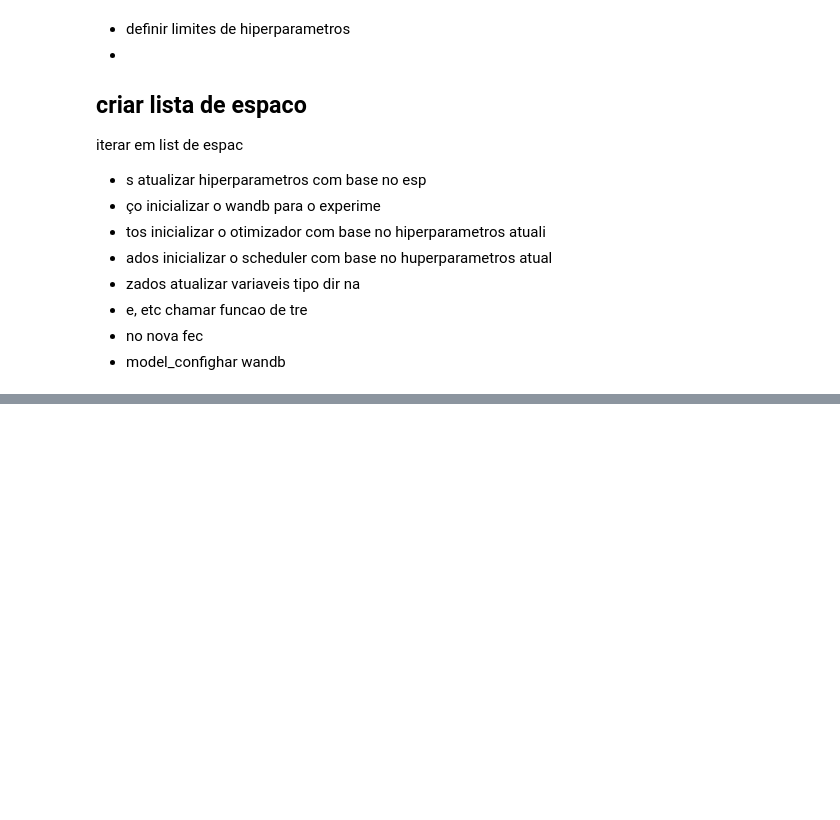
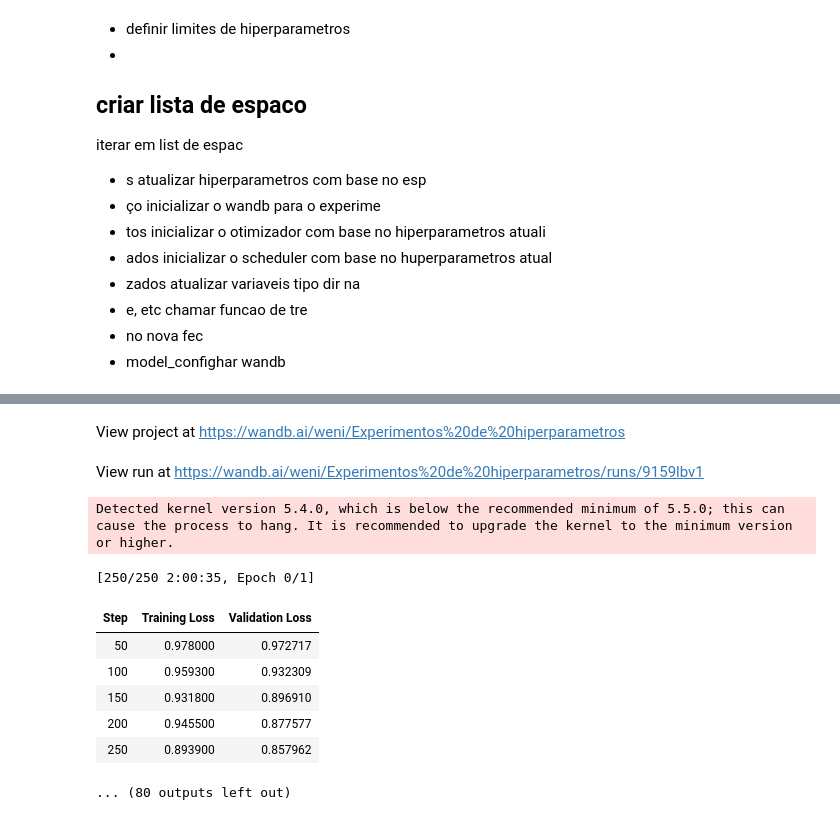
Before and after one commit to weni-ai/WeniGPT, a Jupyter notebook: multiGPU_hiperparams.ipynb, the cells around one changed output, grey strips where cells are left out. Cells and saved outputs as stored; diff of their text form; code cells hidden in the pictures; blank space fills up the shorter version.

```diff
--- a/multiGPU_hiperparams.ipynb
+++ b/multiGPU_hiperparams.ipynb
@@ -346,7 +390,7 @@ dataset
 # %%
 num_gpus = 1
 training_arguments.max_steps = int(len(dataset['train']) / (num_gpus * training_arguments.per_device_train_batch_size * training_arguments.gradient_accumulation_steps))
-training_arguments.max_steps = 10
+training_arguments.max_steps = 250
 # %%
 #@title checking the dataset output
 dataset['train']['prompt'][0]
@@ -741,7 +812,7 @@ def choose_optimizer(optim_string, learning_rate, params):
     if optim_string == "AdamW":
         return transformers.AdamW(params, lr=learning_rate)
     elif  optim_string == "Adafactor":
-        return transformers.Adafactor(params, lr=learning_rate)
+        return transformers.Adafactor(params, relative_step=False, warmup_init=False, lr=learning_rate)
     else:
         raise Exception("Unknown optimizer")
 
@@ -750,7 +821,7 @@ def choose_scheduler(scheduler_string, optimizer, num_steps, warmup_ratio):
     if scheduler_string == "cosine":
         return transformers.get_cosine_schedule_with_warmup(optimizer=optimizer, num_warmup_steps=num_warmup, num_training_steps=num_steps)
     elif scheduler_string == "constant_with_warmup":
-        return transformers.get_constant_schedule_with_warmup(optimizer=optimizer, num_warmup_steps=num_warmup, num_training_steps=num_steps)
+        return transformers.get_constant_schedule_with_warmup(optimizer=optimizer, num_warmup_steps=num_warmup)
     else:
         raise Exception("Unknown scheduler")
 # %%
@@ -779,13 +874,13 @@ import pandas as pd
 # dicionario de quais hiper parametros vamos estudar
 # espaco_hiperparams = https://scikit-learn.org/stable/modules/generated/sklearn.model_selection.ParameterGrid.html
 
-# definir dataset test e eval
-quantidade_exemplos = 10
-seed = 44
+# # definir dataset test e eval
+# quantidade_exemplos = 10
+# seed = 44
 
-dataset_aux = dataset['test'].train_test_split(test_size=quantidade_exemplos, seed=seed)
-dataset['eval'] = dataset_aux['train']
-dataset['test'] = dataset_aux['test']
-training_arguments.eval_dataset = 'eval'
+# dataset_aux = dataset['test'].train_test_split(test_size=quantidade_exemplos, seed=seed)
+# dataset['eval'] = dataset_aux['train']
+# dataset['test'] = dataset_aux['test']
+# training_arguments.eval_dataset = 'eval'
 # %%
 dataset
@@ -792,11 +898,15 @@ dataset
 # %%
 # atualizar hiperparametros com base no espaço
-for hiperparams in hyper_space:
+for i, hiperparams in enumerate(hyper_space):
+    if i in [0, 1, 2, 3, 4, 5, 6, 7, 8, 9, 10, 11, 12]:
+        continue
 	# atualizar training_arguments baseado no hiperparams
     training_arguments.optimizer = hiperparams['optimizer']
     training_arguments.lr_scheduler_type = hiperparams['lr_scheduler_type']
     training_arguments.learning_rate = hiperparams['learning_rate']
     training_arguments.lora_r = hiperparams['lora_rank']
+
+    print(hiperparams)
 
     def run(training_arguments, dataset):
         # atualizar essas infos:
@@ -838,30 +948,31 @@ for hiperparams in hyper_space:
         train_model(model, tokenizer, dataset, peft_config,  dir_model_name, optimizer, scheduler, training_arguments)
 
         # faz inferencia nos experimentos dataset test
-        model = model.merge_and_unload()
-        answers = []
-        for i, text in enumerate(dataset['test']['prompt']):
-            text = text.split("\n\nRESPOSTA:")[0] + "\n\nRESPOSTA:"
-            encoding = tokenizer(text, return_tensors="pt",padding=True)
-            with torch.no_grad():
-                outputs = model.generate(**encoding, max_new_tokens=500,
-                    top_k=10,
-                    typical_p=0.95,
-                    temperature=0.5,
-                    top_p=0.95,
-                    num_return_sequences=1,
-                    repetition_penalty=1.03,
-                    do_sample=True)
+        # model = model.merge_and_unload()
+        # answers = []
+        # for i, text in enumerate(dataset['test']['prompt']):
+        #     text = text.split("\n\nRESPOSTA:")[0] + "\n\nRESPOSTA:"
+        #     encoding = tokenizer(text, return_tensors="pt",padding=True)
+        #     with torch.no_grad():
+        #         outputs = model.generate(**encoding, max_new_tokens=500,
+        #             top_k=10,
+        #             typical_p=0.95,
+        #             temperature=0.5,
+        #             top_p=0.95,
+        #             num_return_sequences=1,
+        #             repetition_penalty=1.03,
+        #             do_sample=True)
 
-            decoded_outputs = tokenizer.decode(outputs[0], skip_special_tokens=True)
-            answers.append(decoded_outputs)
+        #     decoded_outputs = tokenizer.decode(outputs[0], skip_special_tokens=True)
+        #     answers.append(decoded_outputs)
 
-        # adiciona tabela pro wandb log
-        dataframe = pd.DataFrame(answers)
+        # # adiciona tabela pro wandb log
+        # dataframe = pd.DataFrame(answers)
 
-        wandb_table = wandb.Table(dataframe=dataframe)
-        wandb.log({"Teste": wandb_table})
+        # wandb_table = wandb.Table(dataframe=dataframe)
+        # wandb.log({"Teste": wandb_table})
 
     run(training_arguments, dataset)
     # fecha wandb
-    accelerator.end_training()
+    #accelerator.end_training()
+# %% [output]
@@ -867,0 +988,11 @@ for hiperparams in hyper_space:
+View project at https://wandb.ai/weni/Experimentos%20de%20hiperparametros
+View run at https://wandb.ai/weni/Experimentos%20de%20hiperparametros/runs/9159lbv1
+Detected kernel version 5.4.0, which is below the recommended minimum of 5.5.0; this can cause the process to hang. It is recommended to upgrade the kernel to the minimum version or higher.
+[250/250 2:00:35, Epoch 0/1]
+| Step | Training Loss | Validation Loss |
+| 50 | 0.978000 | 0.972717 |
+| 100 | 0.959300 | 0.932309 |
+| 150 | 0.931800 | 0.896910 |
+| 200 | 0.945500 | 0.877577 |
+| 250 | 0.893900 | 0.857962 |
+... (80 outputs left out)
```
Also changed, not shown: parts of 15 cells of this notebook.
